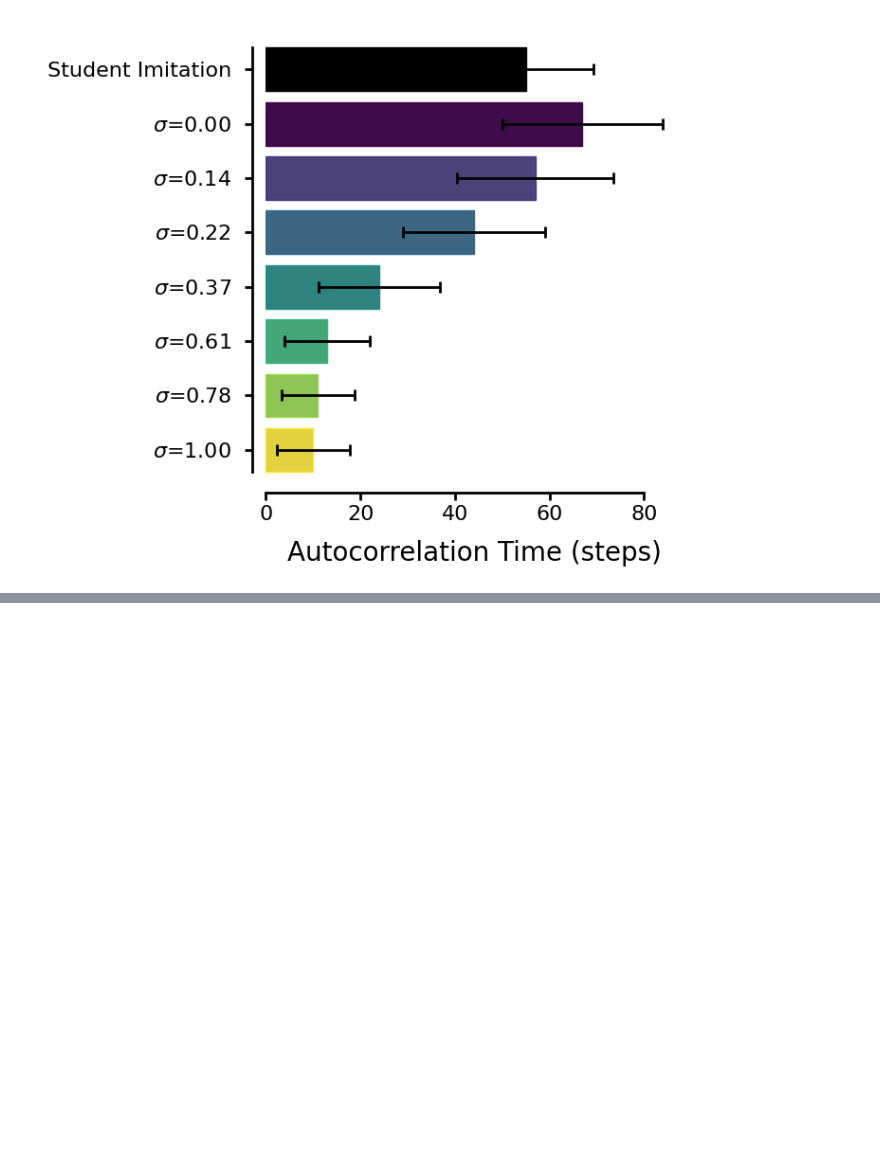
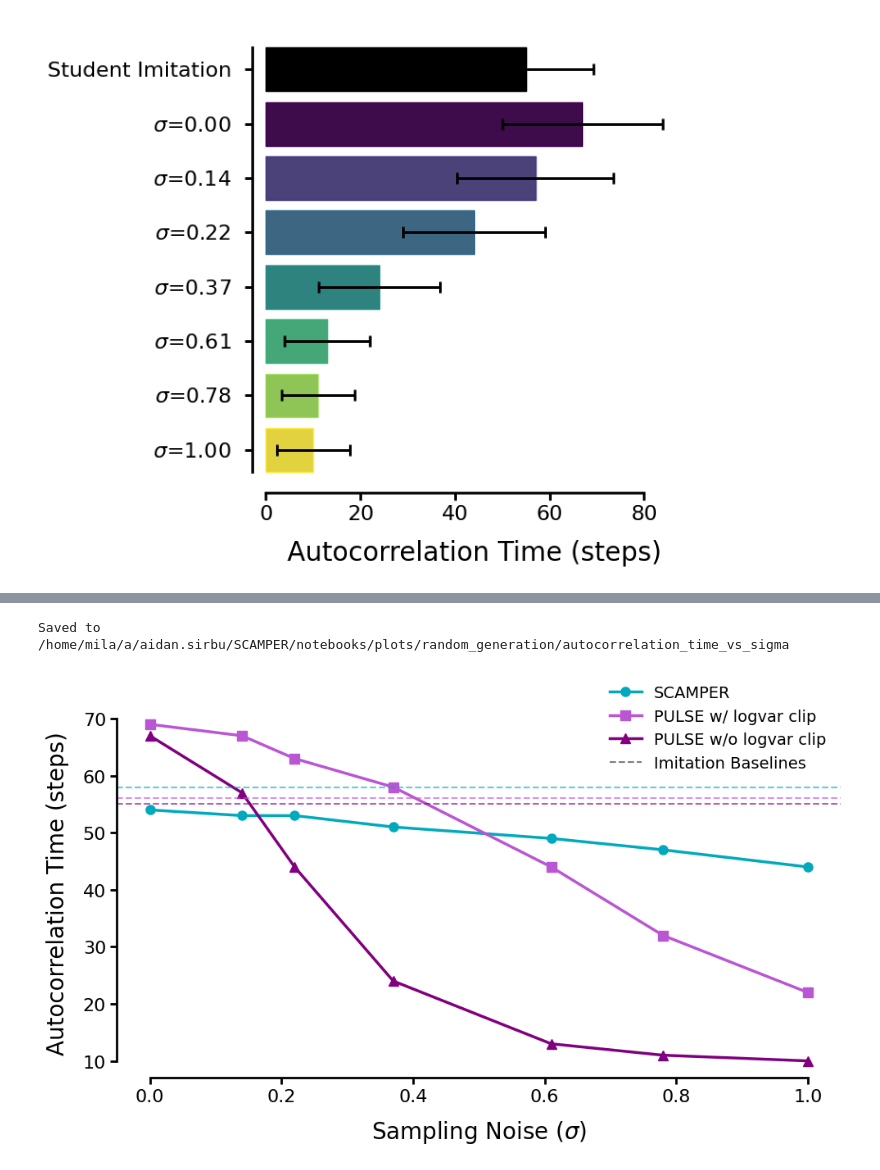
Before and after one commit to asirbu77/SCAMPER, a Jupyter notebook: notebooks/analysis/random_generation/autocorrelation.ipynb, the cells around one changed output, grey strips where cells are left out. Cells and saved outputs as stored; diff of their text form; code cells hidden in the pictures; blank space fills up the shorter version.

```diff
--- a/notebooks/analysis/random_generation/autocorrelation.ipynb
+++ b/notebooks/analysis/random_generation/autocorrelation.ipynb
@@ -946,0 +1175,62 @@ Saved to /home/mila/a/aidan.sirbu/SCAMPER/notebooks/plots/random_generation/auto
+# %%
+# Line plot: autocorrelation time vs sigma, with imitation baselines
+save_name_line = "autocorrelation_time_vs_sigma"
+
+sigma_floats = [float(v) for v in ac_sigma_label_map.values()]
+
+# Values for each model at each sigma
+scamper_sigma_vals = [ac_times[n] for n in ac_sigma_names]
+clamp_sigma_vals = [clamp_ac_times[n] for n in ac_sigma_names]
+pulse_sigma_vals = [distill_ac_times[n] for n in ac_sigma_names]
+
+# Imitation baselines
+scamper_imit = ac_times[REFERENCE_DATASET]
+clamp_imit = clamp_ac_times[CLAMP_REFERENCE_DATASET]
+pulse_imit = distill_ac_times[DISTILL_REFERENCE_DATASET]
+
+fig, ax = plt.subplots(figsize=(10, 6))
+
+# Lines
+ax.plot(sigma_floats, scamper_sigma_vals, "o-", color=bar_color, linewidth=2.5, markersize=8, label="SCAMPER")
+ax.plot(sigma_floats, clamp_sigma_vals, "s-", color=light_purple_color, linewidth=2.5, markersize=8, label="PULSE w/ logvar clip")
+ax.plot(sigma_floats, pulse_sigma_vals, "^-", color=purple_color, linewidth=2.5, markersize=8, label="PULSE w/o logvar clip")
+
+# Imitation baselines (dashed, in each model's color)
+ax.axhline(scamper_imit, color=bar_color, linestyle="--", linewidth=1.5, alpha=0.6)
+ax.axhline(clamp_imit, color=light_purple_color, linestyle="--", linewidth=1.5, alpha=0.6)
+ax.axhline(pulse_imit, color=purple_color, linestyle="--", linewidth=1.5, alpha=0.6)
+
+# Dummy line for legend entry
+ax.plot([], [], color="gray", linestyle="--", linewidth=1.5, label="Imitation Baselines")
+
+ax.set_xlabel("Sampling Noise ($\\sigma$)", fontsize=20, labelpad=12)
+ax.set_ylabel("Autocorrelation Time (steps)", fontsize=20, labelpad=12)
+ax.tick_params(labelsize=16, width=2, length=6)
+ax.legend(fontsize=14, frameon=False, loc="upper right", bbox_to_anchor=(1.0, 1.10))
+
+sns.despine(ax=ax)
+
+# Trim spines to tick range so they don't meet at the corner
+xticks = ax.get_xticks()
+xlim = ax.get_xlim()
+xticks = [t for t in xticks if xlim[0] <= t <= xlim[1]]
+ax.spines["bottom"].set_bounds(xticks[0], xticks[-1])
+
+yticks = ax.get_yticks()
+ylim = ax.get_ylim()
+yticks = [t for t in yticks if ylim[0] <= t <= ylim[1]]
+ax.spines["left"].set_bounds(yticks[0], yticks[-1])
+
+for spine in ["left", "bottom"]:
+    ax.spines[spine].set_linewidth(2)
+
+plt.tight_layout()
+
+SAVE_DIR.mkdir(parents=True, exist_ok=True)
+for fmt in ("pdf", "svg", "png"):
+    fig.savefig(SAVE_DIR / f"{save_name_line}.{fmt}", bbox_inches="tight", dpi=150)
+print(f"Saved to {SAVE_DIR / save_name_line}")
+plt.show()
+# %% [output]
+Saved to /home/mila/a/aidan.sirbu/SCAMPER/notebooks/plots/random_generation/autocorrelation_time_vs_sigma
+[figure, added]
```
Also changed, not shown: parts of 9 cells of this notebook.
